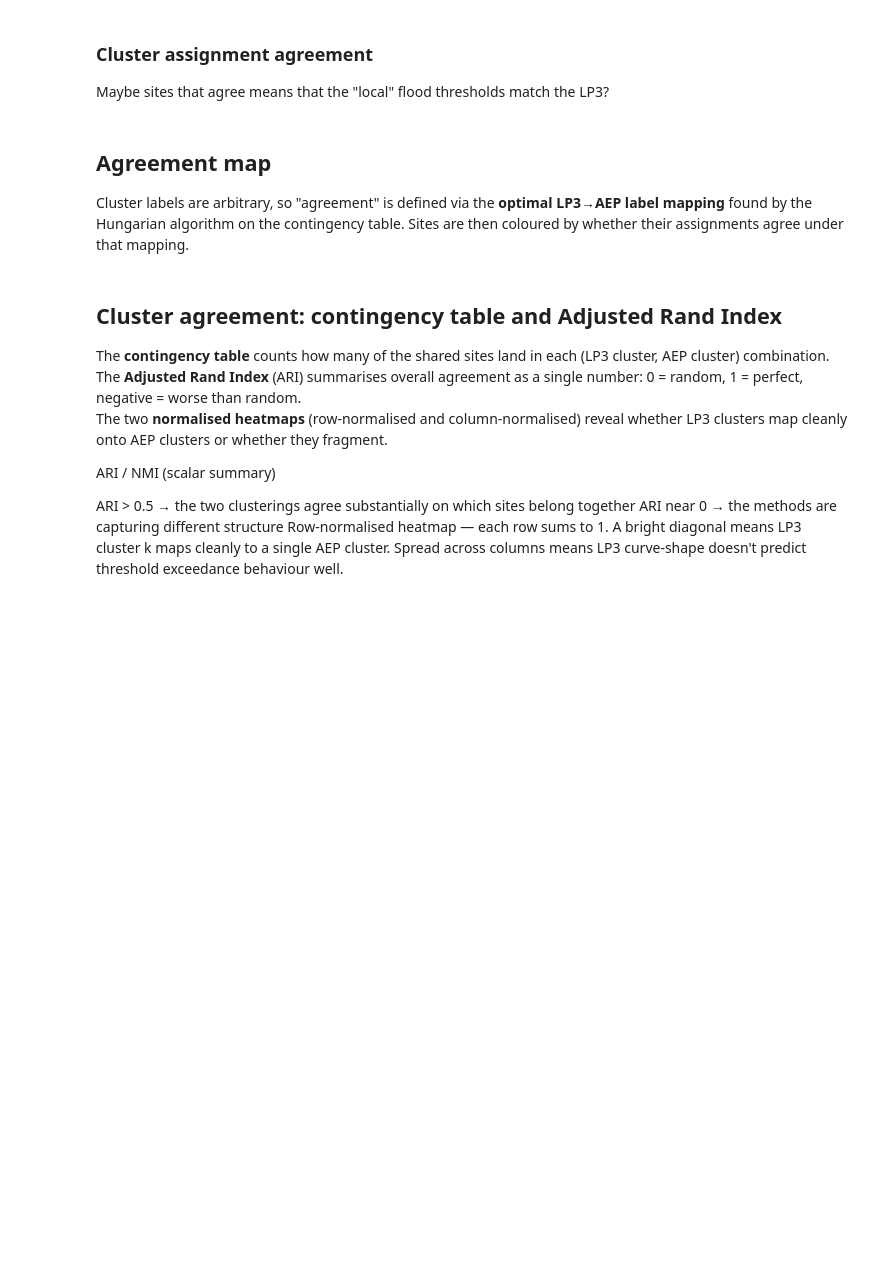
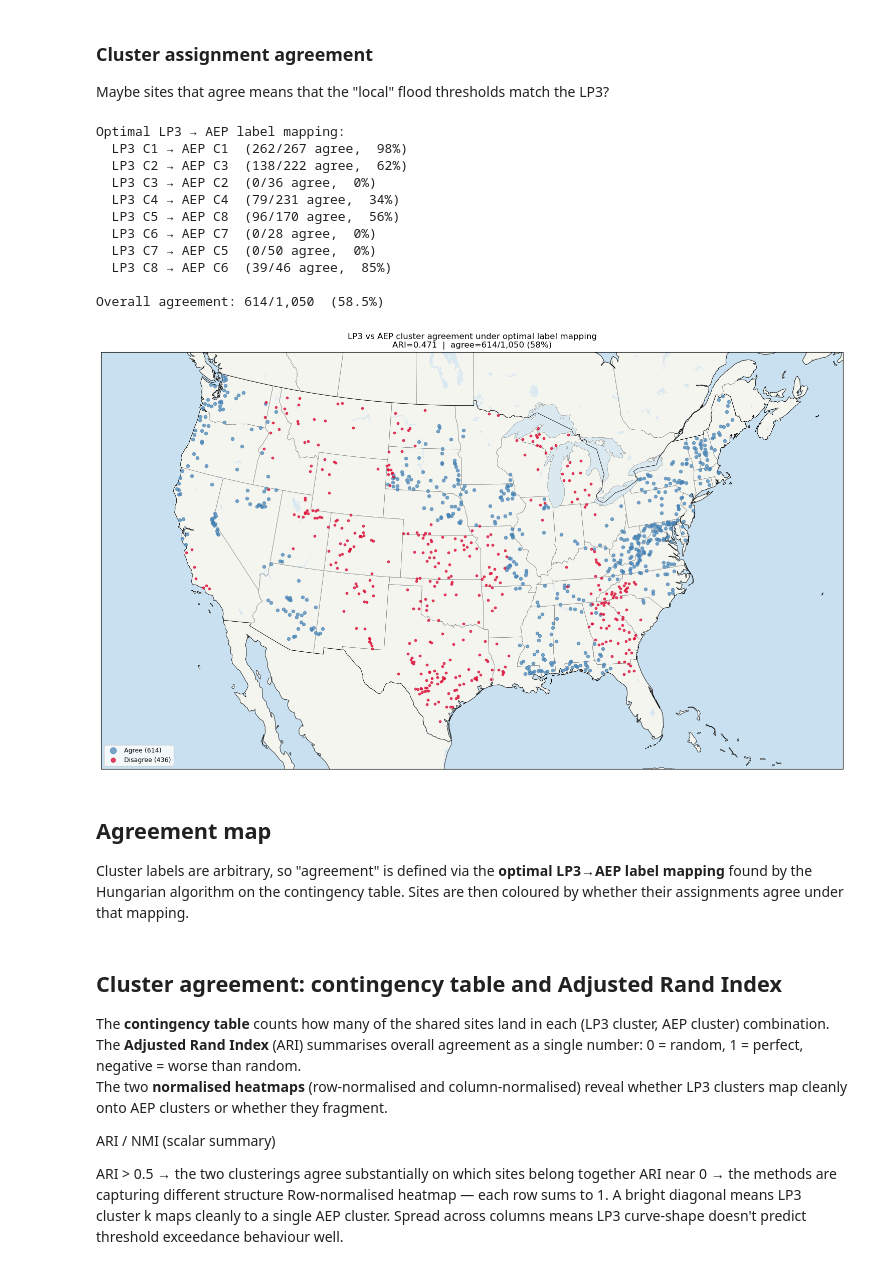
Before and after one commit to Ryan-vanderHeijden/_Flood-Hazard, a Jupyter notebook: code/ffa_analysis/clustering/skater_clustering.ipynb, the cells around one changed output. Cells and saved outputs as stored; diff of their text form; code cells hidden in the pictures; blank space fills up the shorter version.

```diff
--- a/code/ffa_analysis/clustering/skater_clustering.ipynb
+++ b/code/ffa_analysis/clustering/skater_clustering.ipynb
@@ -507,34 +638,47 @@ print(f"\nOverall agreement: {n_agree:,}/{len(merged):,}  ({100*n_agree/len(merg
 # Pull coordinates for the shared sites from df1
 coords_shared = df1[["site_no", "latitude", "longitude"]]
 m_coords = merged.merge(coords_shared, on="site_no")
 
 agree_df    = m_coords[m_coords.agree]
 disagree_df = m_coords[~m_coords.agree]
 
 fig = plt.figure(figsize=(16, 9))
 ax  = make_conus_ax(fig, title=(
     f"LP3 vs AEP cluster agreement under optimal label mapping\n"
     f"ARI={ari:.3f}  |  agree={n_agree:,}/{len(merged):,} ({100*n_agree/len(merged):.0f}%)"
 ))
 
 ax.scatter(
     agree_df.longitude, agree_df.latitude,
-    s=8, color="steelblue", alpha=0.7,
+    s=20, color="steelblue", alpha=0.7,
     transform=ccrs.PlateCarree(), zorder=4,
     label=f"Agree ({len(agree_df):,})"
 )
 ax.scatter(
     disagree_df.longitude, disagree_df.latitude,
     s=10, color="crimson", alpha=0.8,
     transform=ccrs.PlateCarree(), zorder=5,
     label=f"Disagree ({len(disagree_df):,})"
 )
 
 ax.legend(markerscale=2, fontsize=9, loc="lower left", framealpha=0.8)
 plt.tight_layout()
 if SAVEFIG:
     plt.savefig(OUT_DIR / f"skater_agreement_k{K_NEIGHBORS}.png", dpi=300, bbox_inches="tight")
 plt.show()
+# %% [output]
+Optimal LP3 → AEP label mapping:
+  LP3 C1 → AEP C1  (262/267 agree,  98%)
+  LP3 C2 → AEP C3  (138/222 agree,  62%)
+  LP3 C3 → AEP C2  (0/36 agree,  0%)
+  LP3 C4 → AEP C4  (79/231 agree,  34%)
+  LP3 C5 → AEP C8  (96/170 agree,  56%)
+  LP3 C6 → AEP C7  (0/28 agree,  0%)
+  LP3 C7 → AEP C5  (0/50 agree,  0%)
+  LP3 C8 → AEP C6  (39/46 agree,  85%)
+
+Overall agreement: 614/1,050  (58.5%)
+[figure, added]
 # %% [markdown]
 ## Agreement map
 
```
Also changed, not shown: parts of 16 cells of this notebook, 4 other files.
